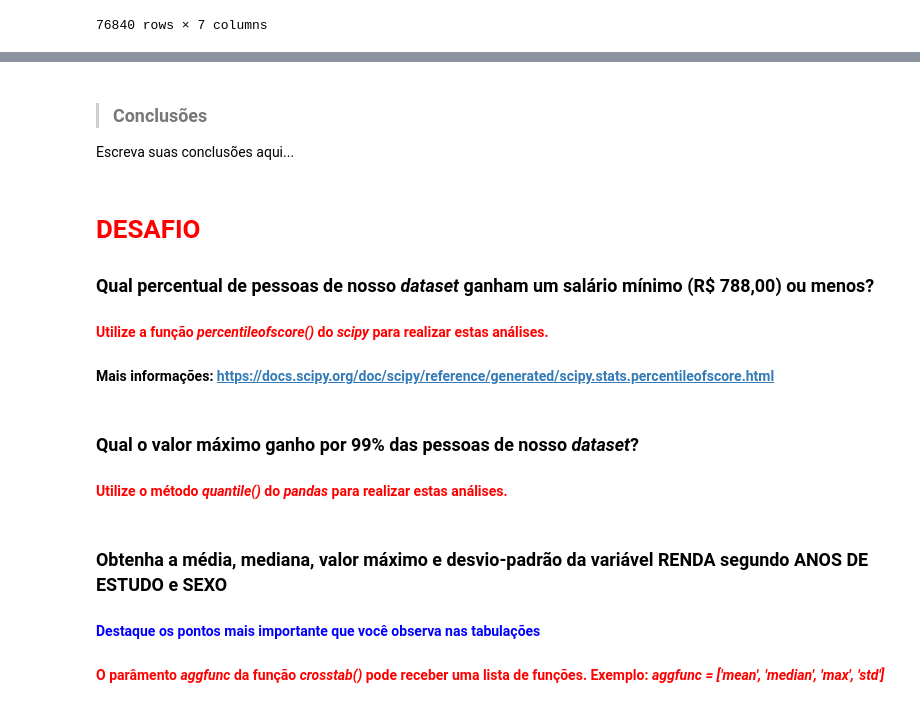
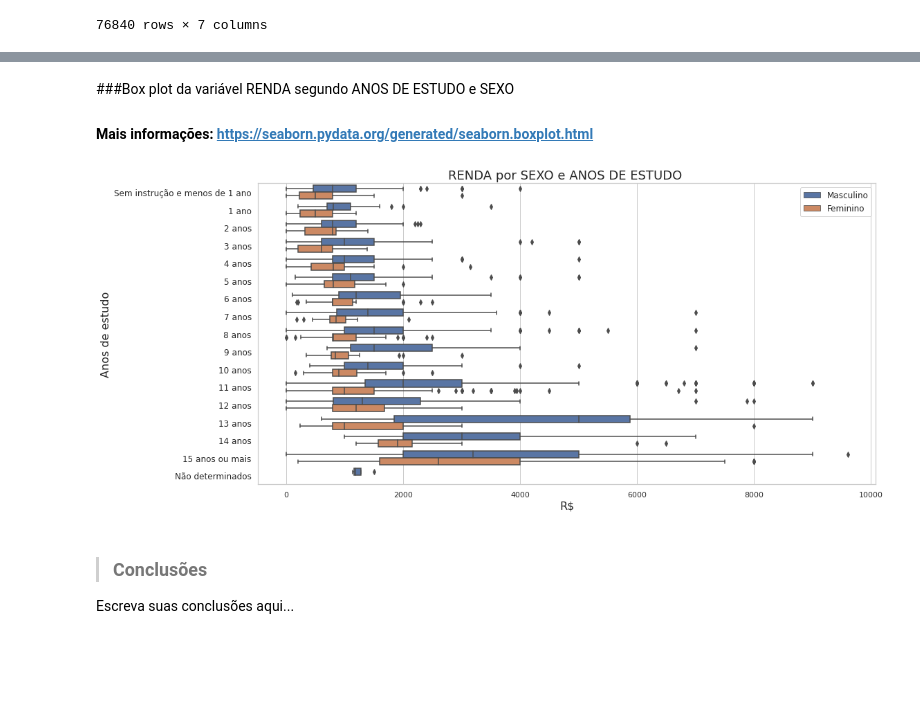
Before and after one commit to ziggy-data/PNAD_com_python, a Jupyter notebook: Análise_Descritiva.ipynb, the cells around one changed output, grey strips where cells are left out. Saved outputs shown, nothing was run; the diff lists cells and outputs as text; code cells hidden in the pictures; blank space fills up the shorter version.

```diff
--- a/Análise_Descritiva.ipynb
+++ b/Análise_Descritiva.ipynb
@@ -565,9 +613,22 @@ sns.boxplot(data = dados.query("Renda<10000"),x='Cor',y='Renda', hue='Sexo')
+# %% [markdown]
+###Box plot da variável RENDA segundo ANOS DE ESTUDO e SEXO
+
+#### Mais informações: https://seaborn.pydata.org/generated/seaborn.boxplot.html
+# %%
+box = sns.boxplot(data = dados.query("Renda < 10000 and Idade == 50"),x='Renda', y='Anos de Estudo', hue='Sexo', orient='h')
+box.set_xlabel('R$', fontsize=16)
+box.set_ylabel('Anos de estudo', fontsize=16)
+box.set_title('RENDA por SEXO e ANOS DE ESTUDO ', fontsize=18)
+
+box.set_yticklabels([key for key in anos_de_estudo.values()],fontsize=12)
+handles, _ = box.get_legend_handles_labels()
+box.legend(handles,['Masculino','Feminino'], fontsize=12)
+
+box.figure.set_size_inches(16,8)
+plt.show()
+# %% [output]
+[figure, added]
 # %% [markdown]
 > ### Conclusões
 
 Escreva suas conclusões aqui...
-# %% [markdown]
-# <font color="red">DESAFIO<font>
-### Qual percentual de pessoas de nosso <i>dataset</i> ganham um salário mínimo (R$ 788,00) ou menos?
-#### <font color='red'>Utilize a função <i>percentileofscore()</i> do <i>scipy</i> para realizar estas análises.</font>
-#### Mais informações: https://docs.scipy.org/doc/scipy/reference/generated/scipy.stats.percentileofscore.html
@@ -576,7 +634,0 @@ from scipy import stats
-# %% [markdown]
-### Qual o valor máximo ganho por 99% das pessoas de nosso <i>dataset</i>?
-#### <font color='red'>Utilize o método <i>quantile()</i> do <i>pandas</i> para realizar estas análises.</font>
-# %% [markdown]
-### Obtenha a média, mediana, valor máximo e desvio-padrão da variável RENDA segundo ANOS DE ESTUDO e SEXO
-#### <font color='blue'>Destaque os pontos mais importante que você observa nas tabulações</font>
-#### <font color='red'>O parâmento <i>aggfunc</i> da função <i>crosstab()</i> pode receber uma lista de funções. Exemplo: <i>aggfunc = ['mean', 'median', 'max', 'std']</i></font>
```
Also changed, not shown: parts of 38 cells of this notebook.
